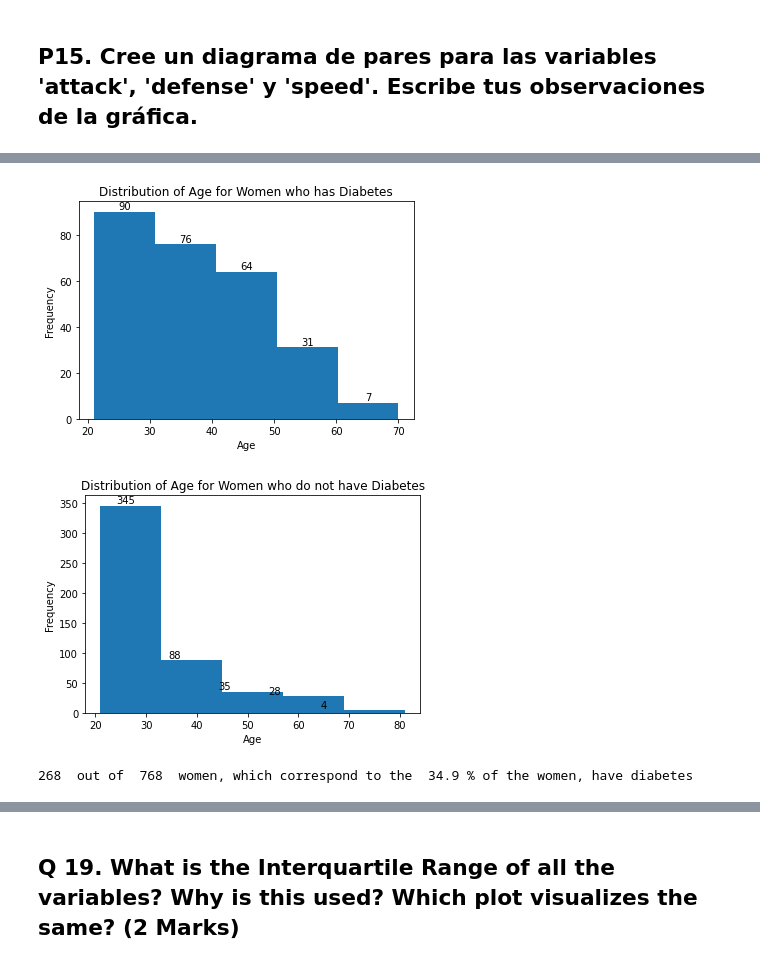
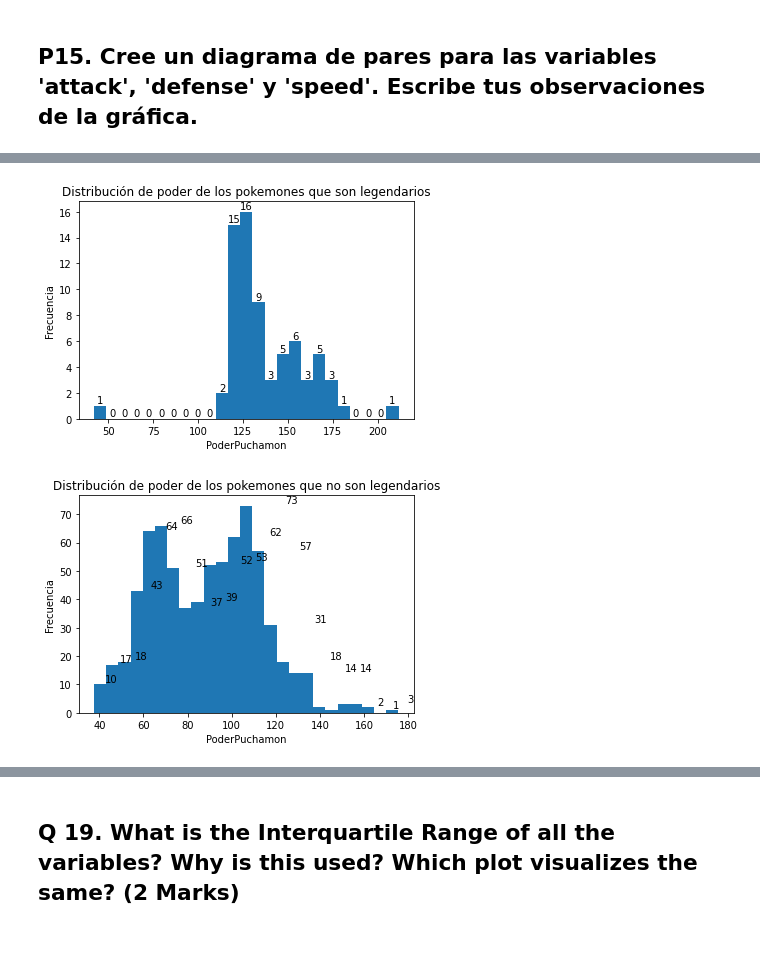
Before and after one commit to Calm-leon/proyecto-an-lisis-de-datos, a Jupyter notebook: Análisis_de_datos.ipynb, the cells around one changed output, grey strips where cells are left out. Drawn from its saved outputs; the diff is of its cells as text; code cells hidden in the pictures.

```diff
--- a/Análisis_de_datos.ipynb
+++ b/Análisis_de_datos.ipynb
@@ -632,49 +632,41 @@ The boxplot for the Age variable may also suggest (if all the age groups were we
 # %%
-# remove _____ & write the appropriate function and column name
-
-freq, bins, patches = plt.hist(pima[pima['Outcome']==1]['Age'], bins = 5)
-# x coordinate for labels
+freq, bins, patches = plt.hist(pokemon[pokemon['is_legendary']==1]['PoderPuchamon'], bins = 25)
+# Etiquetas para lacoordenada x
 bin_centers = np.diff(bins)*0.5 + bins[:-1]
 
 n = 0
 for fr, x, patch in zip(freq, bin_centers, patches):
     height = int(freq[n])
     plt.annotate("{}".format(height),
-                 xy = (x, height),             # top left corner of the histogram bar
-                 xytext = (0,0.2),             # offsetting label position above its bar
-                 textcoords = "offset points", # Offset (in points) from the *xy* value
+                 xy = (x, height),             # Esquina superior izquierda de la barra de histograma
+                 xytext = (0,0.2),             # Desplazamiento de la posición de la etiqueta por encima de su barra
+                 textcoords = "offset points", # Compensación (en puntos) del valor *xy*
                  ha = 'center', va = 'bottom')
     n = n+1
 
-plt.title('Distribution of Age for Women who has Diabetes')
-plt.xlabel('Age')
-plt.ylabel('Frequency')
+plt.title('Distribución de poder de los pokemones que son legendarios')
+plt.xlabel('PoderPuchamon')
+plt.ylabel('Frecuencia')
 plt.show()
 # %% [output]
-[figure, old version]
+[figure, new version]
 # %%
-# remove _____ & write the appropriate function and column name
 
-freq, bins, patches = plt.hist(pima[pima['Outcome']==0]['Age'], bins = 5)
-
+freq, bins, patches = plt.hist(pokemon[pokemon['is_legendary']==0]['PoderPuchamon'], bins = 25)
+# Etiquetas para lacoordenada x
 n = 0
 for fr, x, patch in zip(freq, bin_centers, patches):
     height = int(freq[n])
     plt.annotate("{}".format(height),
-                 xy = (x, height),             # top left corner of the histogram bar
-                 xytext = (0,0.2),             # offsetting label position above its bar
-                 textcoords = "offset points", # Offset (in points) from the *xy* value
+                 xy = (x, height),             # Esquina superior izquierda de la barra de histograma
+                 xytext = (0,0.2),             # Desplazamiento de la posición de la etiqueta por encima de su barra
+                 textcoords = "offset points", # Compensación (en puntos) del valor *xy*
                  ha = 'center', va = 'bottom')
     n = n+1
 
-plt.title('Distribution of Age for Women who do not have Diabetes')
-plt.xlabel('Age')
-plt.ylabel('Frequency')
+plt.title('Distribución de poder de los pokemones que no son legendarios')
+plt.xlabel('PoderPuchamon')
+plt.ylabel('Frecuencia')
 plt.show()
 # %% [output]
-[figure, old version]
+[figure, new version]
-# %%
-print(sum(pima.Outcome), " out of ", pima.Outcome.count(), " women, which correspond to the ", \
-      round(sum(pima.Outcome)/pima.Outcome.count()*100,1) ,"% of the women, have diabetes")
-# %% [output]
-268  out of  768  women, which correspond to the  34.9 % of the women, have diabetes
```
Also changed, not shown: parts of 31 cells of this notebook.
